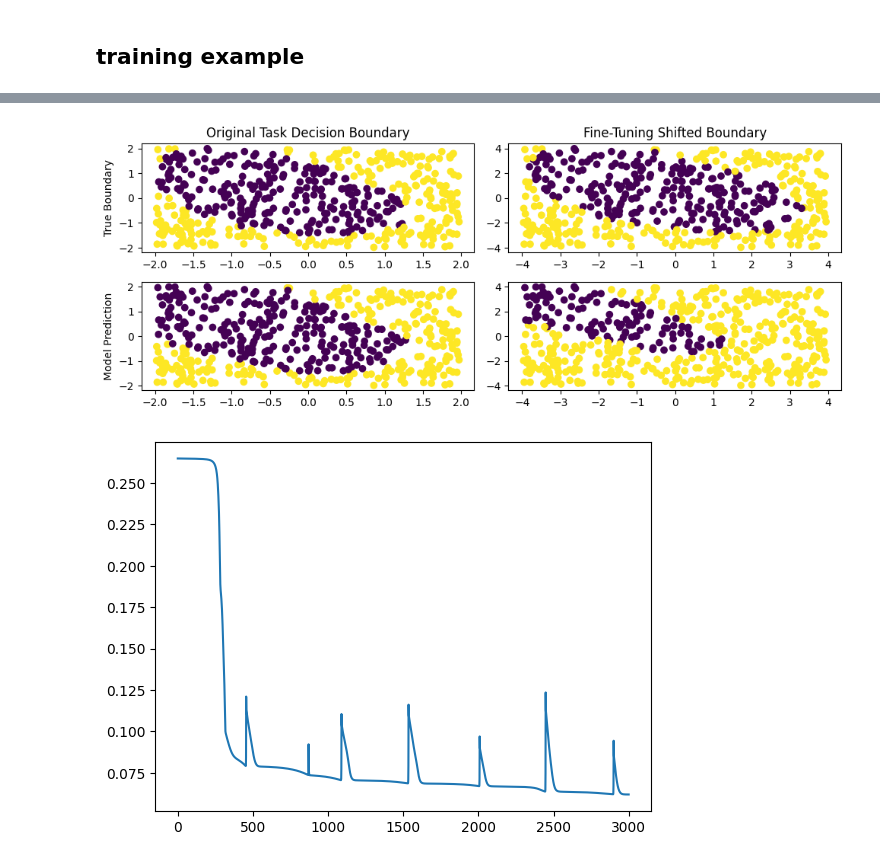
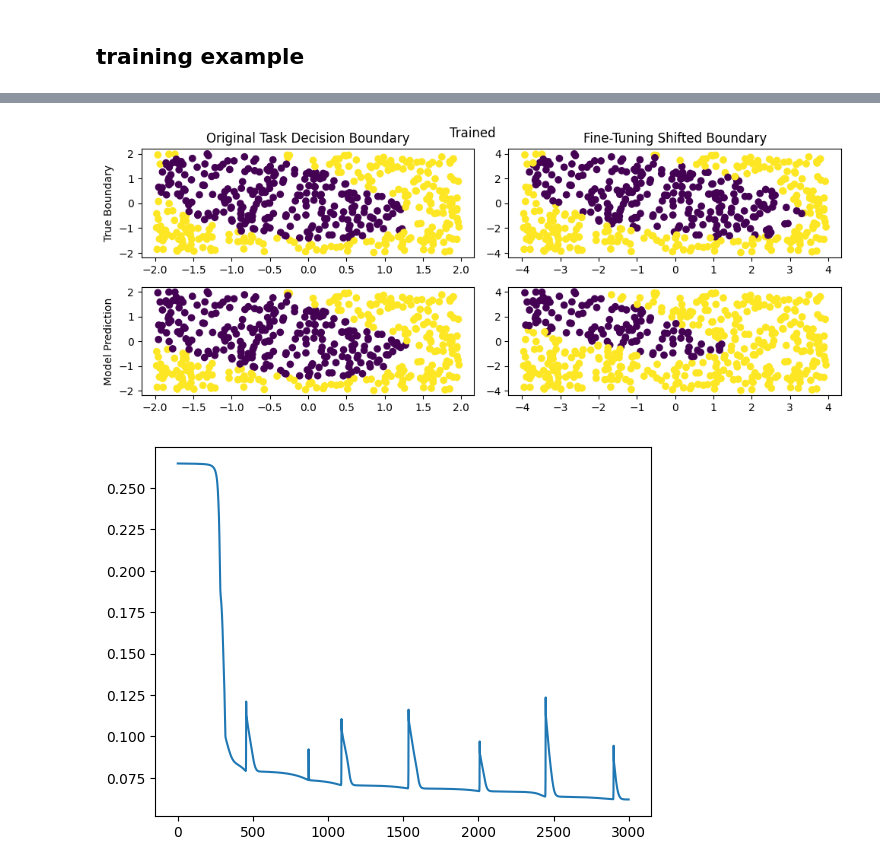
Before and after one commit to brouser2001/mae-5733, a Jupyter notebook: final/final_w_solns.ipynb, the cells around one changed output, grey strips where cells are left out. Saved outputs shown, nothing was run; the diff lists cells and outputs as text; code cells hidden in the pictures.

```diff
--- a/final/final_w_solns.ipynb
+++ b/final/final_w_solns.ipynb
@@ -614,33 +610,34 @@ nnet=LoRaNet(pretrained_net=pretrained, freeze_weights=True)
 # %%
 # create new data:
 np.random.seed(42)
 n_samples=500
 X_fine = np.random.uniform(-4, 4, size=(n_features, n_samples)) #adjusted bounds
 x1_f, x2_f = X_fine[0], X_fine[1]
 y_raw = np.sin(x1_f + 0.4) + (x2_f - 0.5)**2 + x1_f**2 + x1_f * x2_f + 0.6 #added subtle variation here
 y_fine = (y_raw > np.median(y_raw)).astype(int).reshape(1, -1)
 
 # Visualize both boundaries side-by-side with model performance
 out_original=nnet(X)
 out_new=nnet(X_fine)
 fig, axes = plt.subplots(2, 2, figsize=(10, 4))
 for i,row in enumerate(axes):
     if i==0:
         row[0].scatter(x1, x2, c=y_classification)
         row[0].set_title('Original Task Decision Boundary')
         row[0].set_ylabel('True Boundary')
         row[1].scatter(x1_f, x2_f, c=y_fine)
         row[1].set_title('Fine-Tuning Shifted Boundary')
 
     else:
         row[0].scatter(x1, x2, c=out_original.round())
         row[0].set_ylabel('Model Prediction')
         row[1].scatter(x1_f, x2_f, c=out_new.round())
 
 plt.tight_layout()
+plt.suptitle('Trained')
 plt.show()
 # %% [output]
-[figure, old version]
+[figure, new version]
 # %%
 #add lora layer and freeze weights
 nnet.init_lora(1,rank=1, scale=0.1)
```
Also changed, not shown: parts of 21 cells of this notebook, 3 other files.
